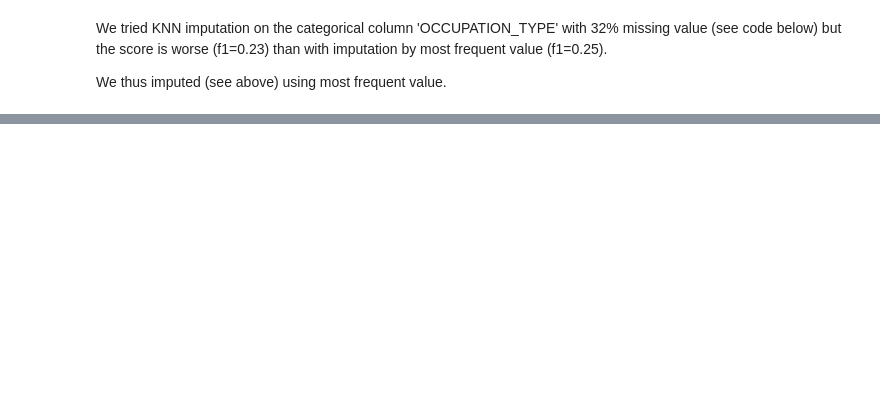
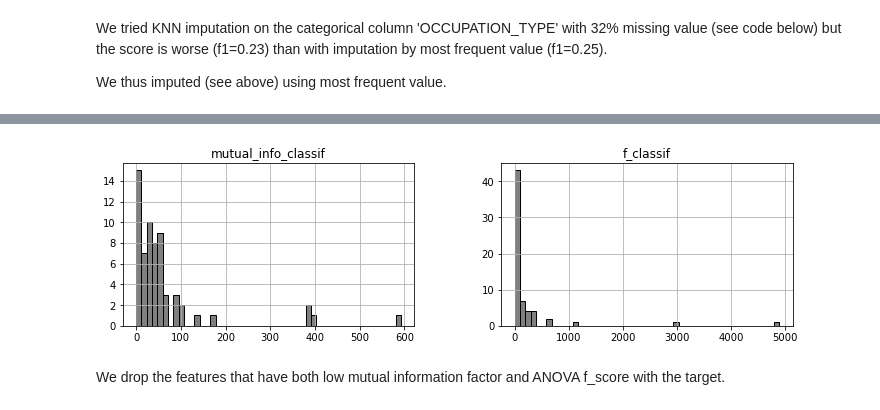
Before and after one commit to SmellyArmure/OC_DS_Project7, a Jupyter notebook: NOTEBOOKS/P7_03_Cleaning.ipynb, the cells around one changed output, grey strips where cells are left out. Saved outputs shown, nothing was run; the diff lists cells and outputs as text; code cells hidden in the pictures; blank space fills up the shorter version.

```diff
--- a/NOTEBOOKS/P7_03_Cleaning.ipynb
+++ b/NOTEBOOKS/P7_03_Cleaning.ipynb
@@ -324,0 +564,5 @@ len(miss_cols), len(no_miss_cols)
+# %%
+# select a sample in order to speed up the permutation_importance calculations
+
+ind = X_train.sample(100000).index
+X_train_samp = X_train.loc[ind]
@@ -324,0 +642,7 @@ len(miss_cols), len(no_miss_cols)
+# %%
+# keep 'variables' among 'quant_cols' (include only quantitative features with VIF lower than 30)
+
+quant_cols = variables
+
+X_train = X_train[quant_cols+cat_cols]
+X_test = X_test[quant_cols+cat_cols]
@@ -324,0 +651,26 @@ len(miss_cols), len(no_miss_cols)
+# %%
+# select a sample in order to speed up the calculations and reduce imbalance
+
+ind0 = y_train[y_train==0].sample(40000).index
+ind1 = y_train[y_train==1].index
+
+samp_ind = list(set(list(ind0)+list(ind1)))
+
+X_train_samp = X_train.loc[samp_ind]
+y_train_samp = y_train.loc[samp_ind]
+# %%
+from sklearn.feature_selection import SelectKBest, mutual_info_classif, f_classif
+
+best_features = pd.DataFrame()
+
+# compute mutual information score of each feature
+mi_scores = mutual_info_classif(X_train_samp[quant_cols].values, y_train_samp.values)
+ser = pd.Series(mi_scores,
+                index=quant_cols).to_frame(name='mutual_info_classif')
+best_features = pd.concat([best_features, ser*10000])
+
+# compute ANOVA f1 score of each feature
+f_scores, _ = f_classif(X_train_samp[quant_cols].values, y_train_samp.values)
+ser = pd.Series(f_scores,
+                index=quant_cols).to_frame(name='f_classif')
+best_features = pd.concat([best_features, ser], axis=1)
@@ -324,0 +697,7 @@ len(miss_cols), len(no_miss_cols)
+# %%
+best_features.hist(bins=50, color='grey', ec='k')
+plt.gcf().set_size_inches(12,3)
+# %% [output]
+[figure, added]
+# %% [markdown]
+We drop the features that have both low mutual information factor and ANOVA f_score with the target.
```
Also changed, not shown: parts of 77 cells of this notebook, 8 other files.
